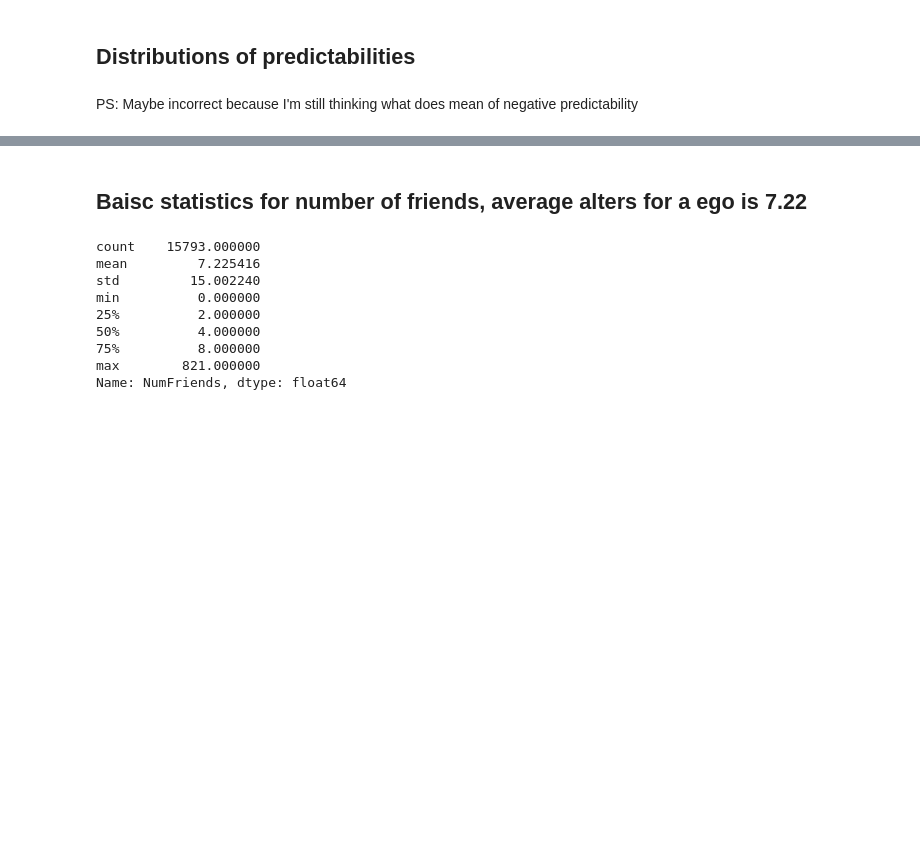
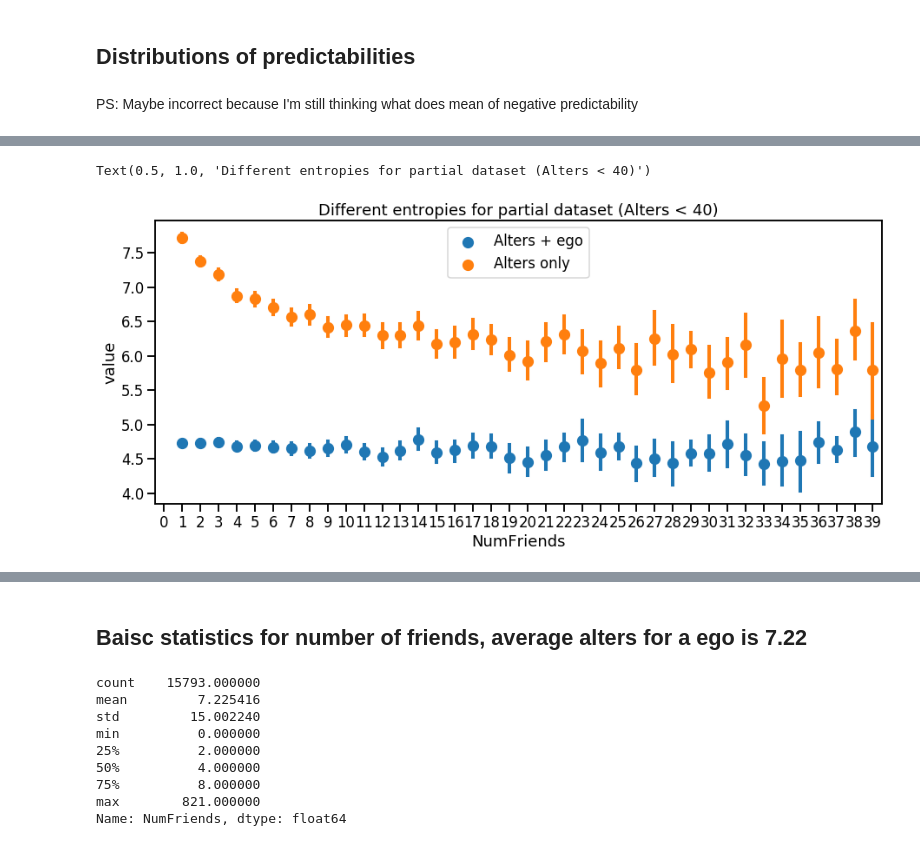
Before and after one commit to Magica-Chen/social-predictability, a Jupyter notebook: Social-Information-Bagrow-Visualization.ipynb, the cells around one changed output, grey strips where cells are left out. Drawn from its saved outputs; the diff is of its cells as text; code cells hidden in the pictures; blank space fills up the shorter version.

```diff
--- a/Social-Information-Bagrow-Visualization.ipynb
+++ b/Social-Information-Bagrow-Visualization.ipynb
@@ -71,0 +72,14 @@ plt.show()
+# %%
+CCE = pd.melt(user_details, id_vars=['NumFriends'], value_vars=['ego+alters entropy','alters entropy'], \
+                  var_name = 'entropy')
+# %%
+fig, ax = plt.subplots(figsize=(15, 6))
+sns.set_context("talk")
+sns.pointplot(x="NumFriends", y="value", hue='entropy', data=CCE[CCE['NumFriends'] < 40], \
+              ci=95, join=False, ax=ax)
+leg_handles = ax.get_legend_handles_labels()[0]
+ax.legend(leg_handles, ['Alters + ego', 'Alters only'], loc=9)
+plt.title('Different entropies for partial dataset (Alters < 40)')
+# %% [output]
+Text(0.5, 1.0, 'Different entropies for partial dataset (Alters < 40)')
+[figure, added]
```
Also changed, not shown: parts of 8 cells of this notebook, 1 other file.
